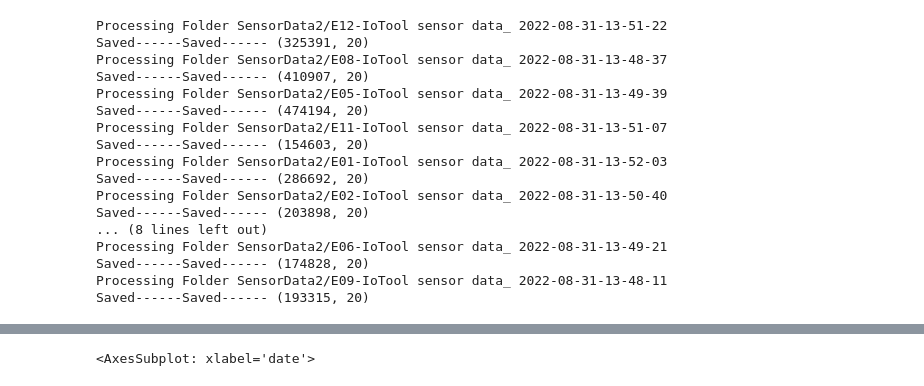
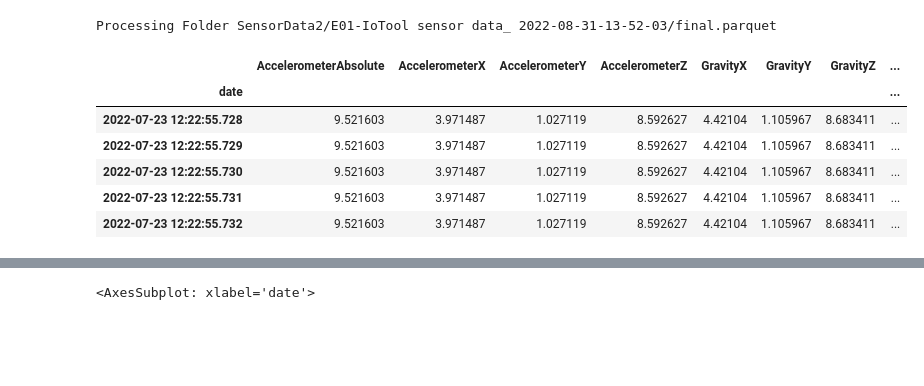
Before and after one commit to hasanali28/children_activity_app, a Jupyter notebook: creatingData.ipynb, the cells around one changed output, grey strips where cells are left out. Saved outputs shown, nothing was run; the diff lists cells and outputs as text; code cells hidden in the pictures; blank space fills up the shorter version.

```diff
--- a/creatingData.ipynb
+++ b/creatingData.ipynb
@@ -17,47 +34,43 @@ def create_dr(df):
 # %%
-from IPython.display import clear_output
+# from IPython.display import clear_output
 import traceback
-for ff in  glob(f"{folder}/*"):
+for ff in  glob(f"{ls[0]}/f*.p*"):
     print ("Processing Folder", ff)
-    z = iter(range(25))
-    set_dt = False
-    for csv in glob(f"{ff}/[!f]*.csv"):
-        # try:
-        sensor = csv.split("@")[0].split("/")[-1]
-        df = pd.read_csv(csv, header=0, names=['date','time','val'])
-        df['date'] =  df['date'] + " " + df['time']
-        df = df.drop(labels = ['time'], axis = 1)
-        df['date'] = pd.to_datetime( df['date'] )
-        df.rename(columns={'val':sensor}, inplace=True)
-        df = df.set_index(keys=['date'])
-        # print ("------------",df.columns)
-        if not set_dt:
-            date_range = create_dr(df)
-            final = pd.DataFrame(date_range, columns = ['date'])
-            set_dt = True
+#     z = iter(range(25))
+#     set_dt = False
+#     for csv in glob(f"{ff}/[!f]*.csv"):
+#         # try:
+#         sensor = csv.split("@")[0].split("/")[-1]
+#         df = pd.read_csv(csv, header=0, names=['date','time','val'])
+#         df['date'] =  df['date'] + " " + df['time']
+#         df = df.drop(labels = ['time'], axis = 1)
+#         df['date'] = pd.to_datetime( df['date'] )
+#         df.rename(columns={'val':sensor}, inplace=True)
+#         df = df.set_index(keys=['date'])
+#         # print ("------------",df.columns)
+#         if not set_dt:
+#             date_range = create_dr(df)
+#             final = pd.DataFrame(date_range, columns = ['date'])
+#             set_dt = True
 
-        final = pd.merge_asof(final, df, on='date')
+#         final = pd.merge_asof(final, df, on='date')
 
-    final = final.reindex(sorted(final.columns), axis=1)
-    final.set_index(keys=['date'], inplace=True)
-    final.to_parquet(f"{ff}/final.parquet")
-    print ("Saved------"*2,final.shape )
+#     final = final.reindex(sorted(final.columns), axis=1)
+#     final.set_index(keys=['date'], inplace=True)
+#     final.to_parquet(f"{ff}/final.parquet")
+#     print ("Saved------"*2,final.shape )
 # %% [output]
-Processing Folder SensorData2/E12-IoTool sensor data_ 2022-08-31-13-51-22
-Saved------Saved------ (325391, 20)
-Processing Folder SensorData2/E08-IoTool sensor data_ 2022-08-31-13-48-37
-Saved------Saved------ (410907, 20)
-Processing Folder SensorData2/E05-IoTool sensor data_ 2022-08-31-13-49-39
-Saved------Saved------ (474194, 20)
-Processing Folder SensorData2/E11-IoTool sensor data_ 2022-08-31-13-51-07
-Saved------Saved------ (154603, 20)
-Processing Folder SensorData2/E01-IoTool sensor data_ 2022-08-31-13-52-03
-Saved------Saved------ (286692, 20)
-Processing Folder SensorData2/E02-IoTool sensor data_ 2022-08-31-13-50-40
-Saved------Saved------ (203898, 20)
-... (8 lines left out)
-Processing Folder SensorData2/E06-IoTool sensor data_ 2022-08-31-13-49-21
-Saved------Saved------ (174828, 20)
-Processing Folder SensorData2/E09-IoTool sensor data_ 2022-08-31-13-48-11
-Saved------Saved------ (193315, 20)
+Processing Folder SensorData2/E01-IoTool sensor data_ 2022-08-31-13-52-03/final.parquet
+# %%
+final = pd.read_parquet("SensorData2/E01-IoTool sensor data_ 2022-08-31-13-52-03/final.parquet")
+# %%
+final.head()
+# %% [output]
+|  | AccelerometerAbsolute | AccelerometerX | AccelerometerY | AccelerometerZ | GravityX | GravityY | GravityZ | ... |
+| date |  |  |  |  |  |  |  | ... |
+| 2022-07-23 12:22:55.728 | 9.521603 | 3.971487 | 1.027119 | 8.592627 | 4.42104 | 1.105967 | 8.683411 | ... |
+| 2022-07-23 12:22:55.729 | 9.521603 | 3.971487 | 1.027119 | 8.592627 | 4.42104 | 1.105967 | 8.683411 | ... |
+| 2022-07-23 12:22:55.730 | 9.521603 | 3.971487 | 1.027119 | 8.592627 | 4.42104 | 1.105967 | 8.683411 | ... |
+| 2022-07-23 12:22:55.731 | 9.521603 | 3.971487 | 1.027119 | 8.592627 | 4.42104 | 1.105967 | 8.683411 | ... |
+| 2022-07-23 12:22:55.732 | 9.521603 | 3.971487 | 1.027119 | 8.592627 | 4.42104 | 1.105967 | 8.683411 | ... |
 # %%
```
Also changed, not shown: parts of 17 cells of this notebook, 3 other files.
